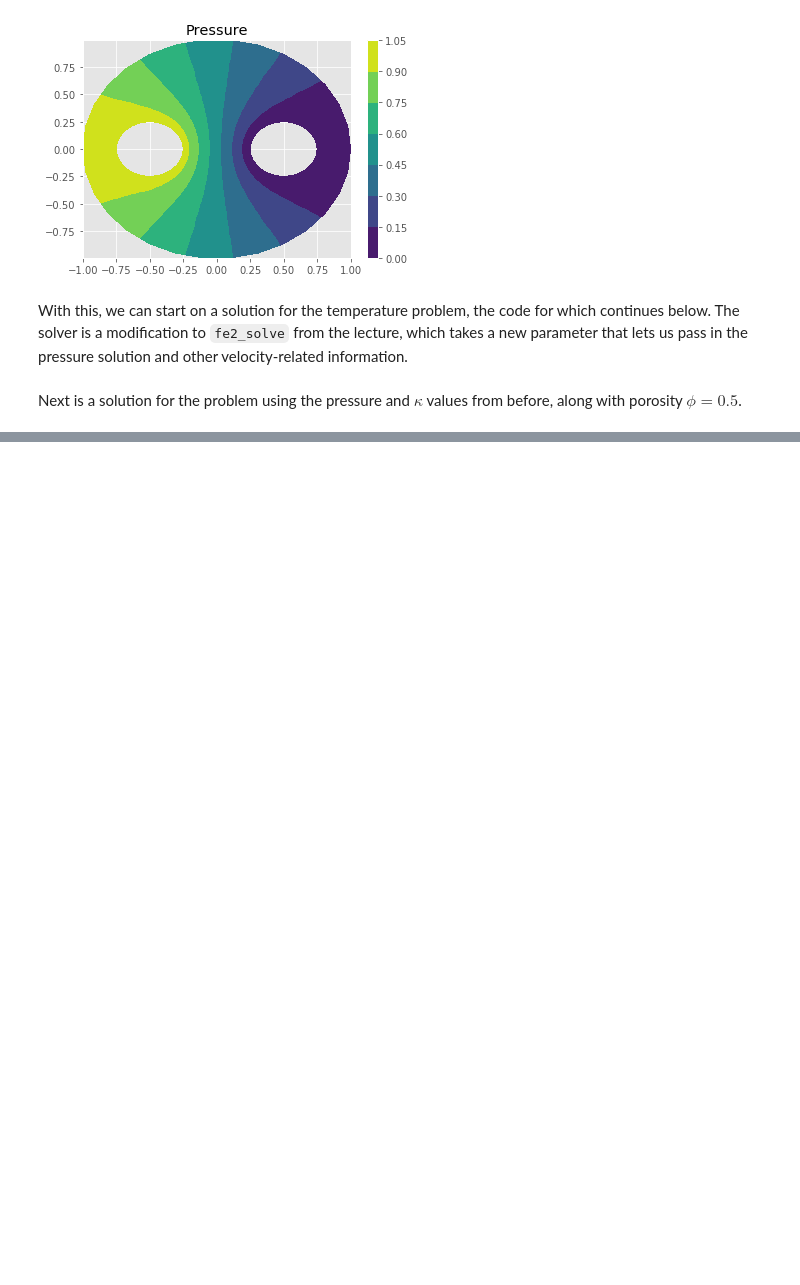
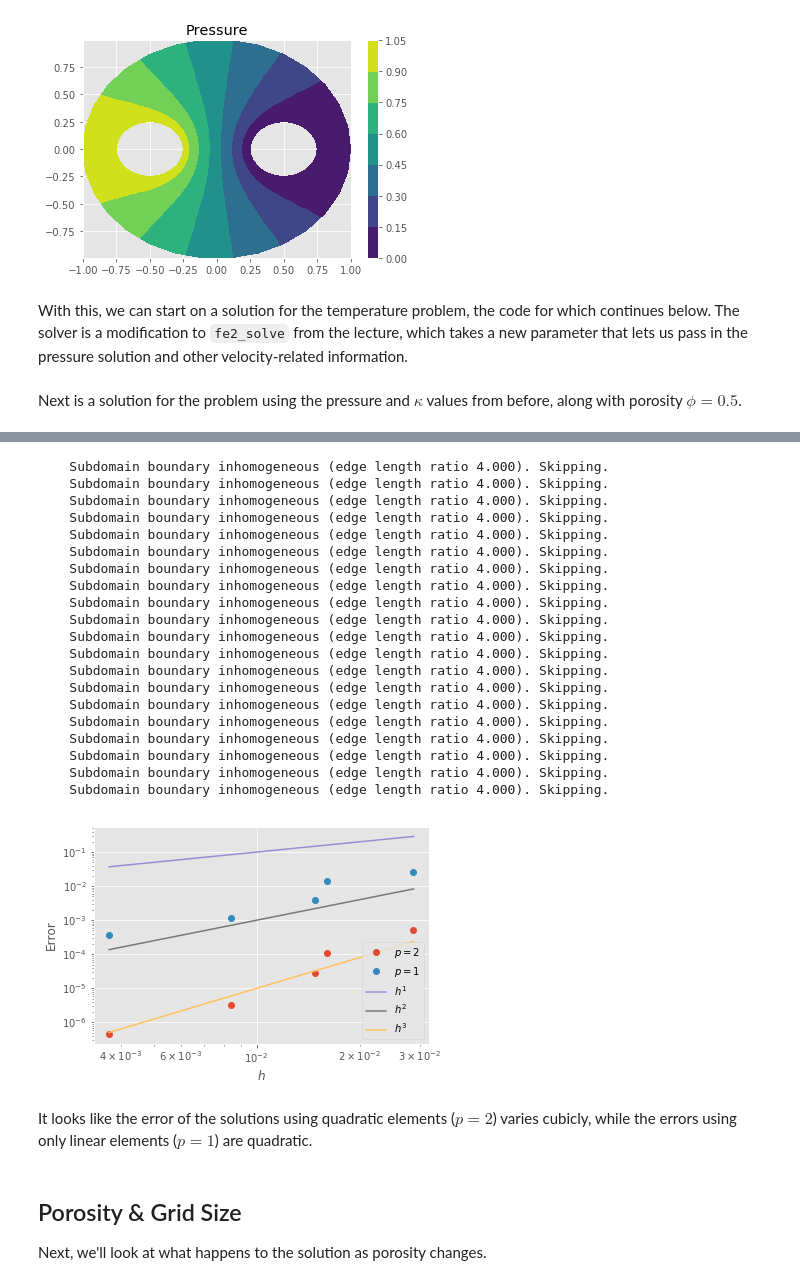
Before and after one commit to j-emmel/class, a Jupyter notebook: hw5/hw5.ipynb, the cells around one changed output, grey strips where cells are left out. Drawn from its saved outputs; the diff is of its cells as text; code cells hidden in the pictures; blank space fills up the shorter version.

```diff
--- a/hw5/hw5.ipynb
+++ b/hw5/hw5.ipynb
@@ -214,0 +242,76 @@ Newton 1 anorm 1.37e-14 rnorm 1.17e-15
+# %%
+def calculate_sum(fe, mesh, T):
+    x, Erestrict = mesh.Erestrict(fe.p)
+    B = fe.B
+    xq, W, dXdx = fe2_geom(fe, mesh)
+
+    isum = 0
+    for e,E in enumerate(Erestrict):
+        Tq = B @ T[E]
+        isum += numpy.sum(W[e] * (Tq * xq[e][:,0]))
+    return isum
+
+
+def error(lcar, p, k, phi, verbose=False):
+    fe = fe2tri(p)
+    mesh = Mesh(lcar, shape='eyes', reshape_boundary=True)
+    mesh_refined = Mesh(lcar / 2, shape='eyes', reshape_boundary=True)
+
+    x_temp_c, temp_soln_c = solve_temp(mesh, p, k, phi, verbose=verbose)
+    x_temp_r, temp_soln_r = solve_temp(mesh_refined, p, k, phi, verbose=verbose)
+
+    sum_coarse = calculate_sum(fe, mesh, temp_soln_c)
+    sum_refined = calculate_sum(fe, mesh_refined, temp_soln_r)
+
+    error = numpy.abs(sum_coarse - sum_refined)
+
+    return [mesh.h, error]
+
+
+def plot_errors(k, phi):
+    lcars = numpy.geomspace(.1, 1, 5)[::-1]
+
+    r_2 = numpy.array([error(lcar, 2, k, phi) for lcar in lcars])
+    hs_2, errors_2 = r_2[:,0], r_2[:,1]
+
+    r_1 = numpy.array([error(lcar, 1, k, phi) for lcar in lcars])
+    hs_1, errors_1 = r_1[:,0], r_1[:,1]
+
+    pyplot.figure()
+    pyplot.loglog(hs_2, errors_2, 'o', label='$p=2$')
+    pyplot.loglog(hs_1, errors_1, 'o', label='$p=1$')
+    for power in (1,2,3):
+        pyplot.loglog(hs_2, 10 * hs_2**power, label='$h^{}$'.format(power))
+    pyplot.xlabel('$h$')
+    pyplot.ylabel('Error')
+    pyplot.legend();
+
+plot_errors(1, 0.5);
+# %% [output]
+    Subdomain boundary inhomogeneous (edge length ratio 4.000). Skipping.
+    Subdomain boundary inhomogeneous (edge length ratio 4.000). Skipping.
+    Subdomain boundary inhomogeneous (edge length ratio 4.000). Skipping.
+    Subdomain boundary inhomogeneous (edge length ratio 4.000). Skipping.
+    Subdomain boundary inhomogeneous (edge length ratio 4.000). Skipping.
+    Subdomain boundary inhomogeneous (edge length ratio 4.000). Skipping.
+    Subdomain boundary inhomogeneous (edge length ratio 4.000). Skipping.
+    Subdomain boundary inhomogeneous (edge length ratio 4.000). Skipping.
+    Subdomain boundary inhomogeneous (edge length ratio 4.000). Skipping.
+    Subdomain boundary inhomogeneous (edge length ratio 4.000). Skipping.
+    Subdomain boundary inhomogeneous (edge length ratio 4.000). Skipping.
+    Subdomain boundary inhomogeneous (edge length ratio 4.000). Skipping.
+    Subdomain boundary inhomogeneous (edge length ratio 4.000). Skipping.
+    Subdomain boundary inhomogeneous (edge length ratio 4.000). Skipping.
+    Subdomain boundary inhomogeneous (edge length ratio 4.000). Skipping.
+    Subdomain boundary inhomogeneous (edge length ratio 4.000). Skipping.
+    Subdomain boundary inhomogeneous (edge length ratio 4.000). Skipping.
+    Subdomain boundary inhomogeneous (edge length ratio 4.000). Skipping.
+    Subdomain boundary inhomogeneous (edge length ratio 4.000). Skipping.
+    Subdomain boundary inhomogeneous (edge length ratio 4.000). Skipping.
+[figure, added]
+# %% [markdown]
+It looks like the error of the solutions using quadratic elements ($p=2$) varies cubicly, while the errors using only linear elements ($p=1$) are quadratic.
+# %% [markdown]
+## Porosity & Grid Size
+
+Next, we'll look at what happens to the solution as porosity changes.
```
Also changed, not shown: parts of 7 cells of this notebook, 1 other file.
